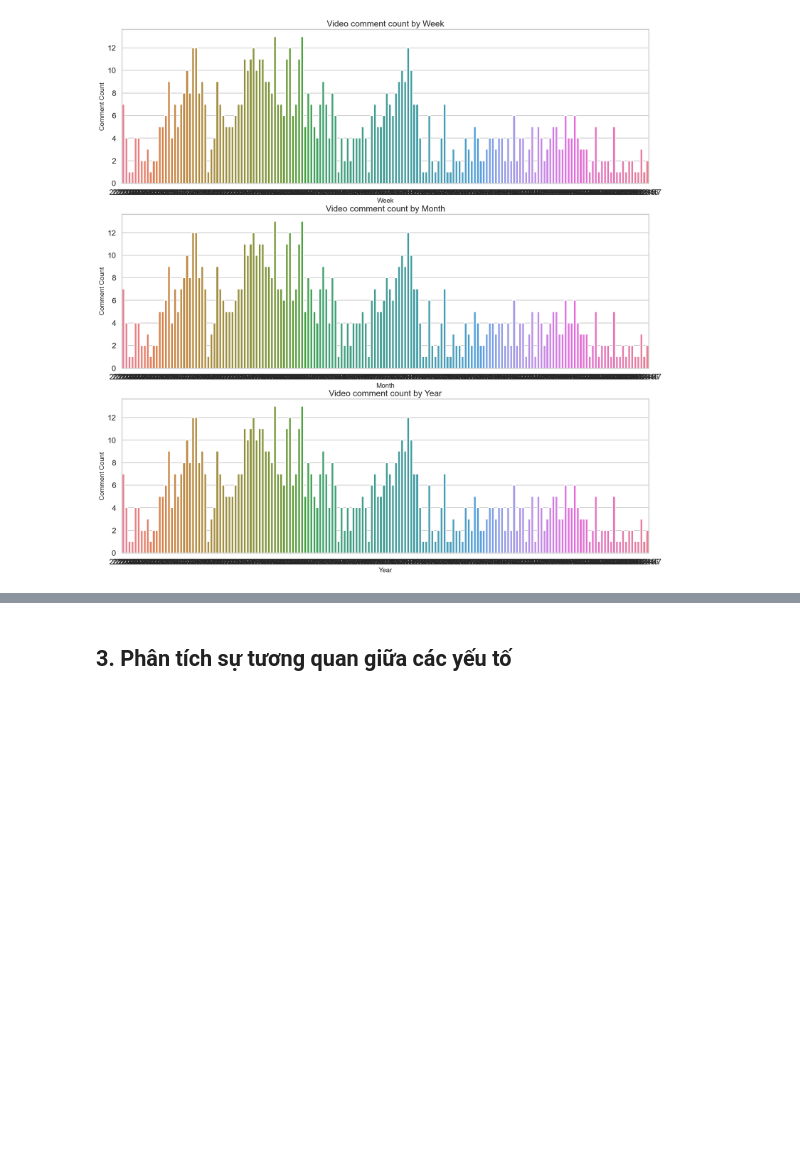
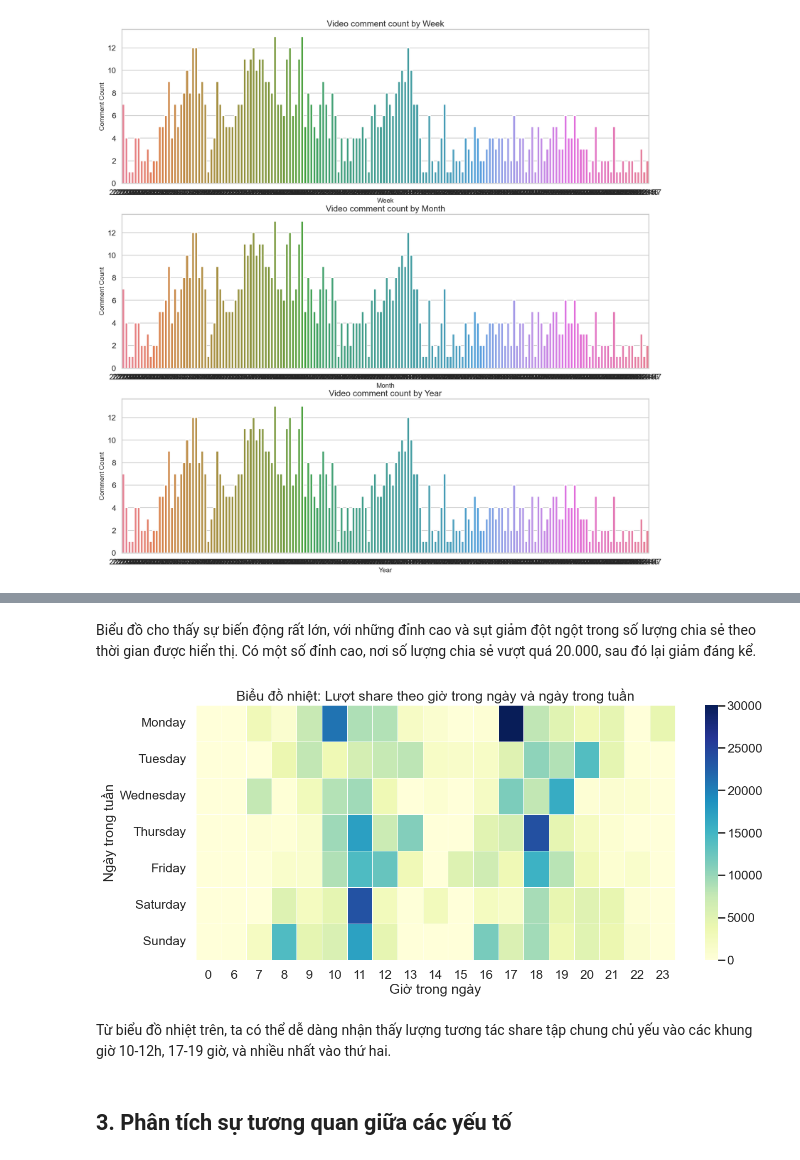
Before and after one commit to dattotien/Tiktok_profile, a Jupyter notebook: BTL.ipynb, the cells around one changed output, grey strips where cells are left out. Drawn from its saved outputs; the diff is of its cells as text; code cells hidden in the pictures; blank space fills up the shorter version.

```diff
--- a/BTL.ipynb
+++ b/BTL.ipynb
@@ -1351,3 +1444,26 @@ Text(0.5, 1.0, 'Video comment count by Year')
+# %% [markdown]
+Biểu đồ cho thấy sự biến động rất lớn, với những đỉnh cao và sụt giảm đột ngột trong số lượng chia sẻ theo thời gian được hiển thị. Có một số đỉnh cao, nơi số lượng chia sẻ vượt quá 20.000, sau đó lại giảm đáng kể.
+# %%
+day_order = ['Monday', 'Tuesday', 'Wednesday', 'Thursday', 'Friday', 'Saturday', 'Sunday']
+read_df['day_of_week'] = pd.Categorical(read_df['day_of_week'], categories=day_order, ordered=True)
+heatmap_data = read_df.groupby(['day_of_week', 'hour'])['shareCount'].sum().unstack()
+
+# Vẽ biểu đồ nhiệt
+plt.figure(figsize=(14, 6))
+sns.heatmap(heatmap_data, cmap='YlGnBu', fmt='g', linewidths=0.5)
+
+# Cài đặt nhãn trục và tiêu đề
+plt.title('Biểu đồ nhiệt: Lượt share theo giờ trong ngày và ngày trong tuần')
+plt.xlabel('Giờ trong ngày')
+plt.ylabel('Ngày trong tuần')
+
+
+# Hiển thị biểu đồ
+plt.show()
+# %% [output]
+[figure, added]
+# %% [markdown]
+Từ biểu đồ nhiệt trên, ta có thể dễ dàng nhận thấy lượng tương tác share tập chung chủ yếu vào các khung giờ 10-12h, 17-19 giờ, và nhiều nhất vào thứ hai.
 # %% [markdown]
 ## 3. Phân tích sự tương quan giữa các yếu tố
 # %% [markdown]
```
Also changed, not shown: parts of 21 cells of this notebook.
